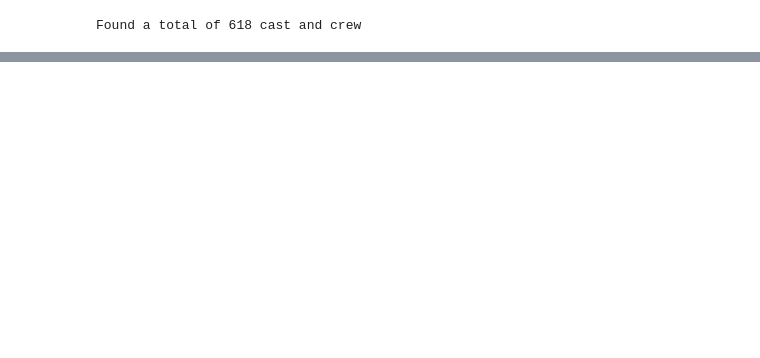
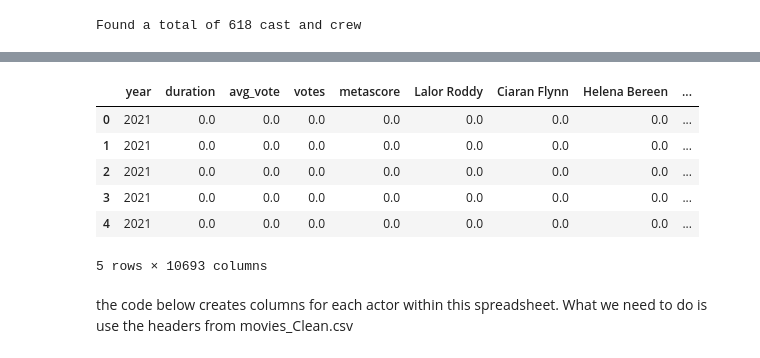
Before and after one commit to nicolefejfar/Team-Awesome-Final-Project, a Jupyter notebook: 2021 Prediction Web Scraping.ipynb, the cells around one changed output, grey strips where cells are left out. Drawn from its saved outputs; the diff is of its cells as text; code cells hidden in the pictures; blank space fills up the shorter version.

```diff
--- a/2021 Prediction Web Scraping.ipynb
+++ b/2021 Prediction Web Scraping.ipynb
@@ -96,3 +162,29 @@ Found a total of 618 cast and crew
+# %%
+for index, row in future_movies.iterrows():
+
+    # read the list of actors, splitting them at the comma
+    crew_names = row['Cast and crew'].split(',')
+
+    # for each actor in the list (up to the maximum desired)
+    for name in crew_names:
+
+        # remove any whitespace from the name
+        name = name.strip()
+
+        # update predictions dataframe to indicate the person was in the movie
+        predictions.loc[index, name] = 1
+# %%
+predictions.head()
+# %% [output]
+|  | year | duration | avg_vote | votes | metascore | Lalor Roddy | Ciaran Flynn | Helena Bereen | ... |
+| 0 | 2021 | 0.0 | 0.0 | 0.0 | 0.0 | 0.0 | 0.0 | 0.0 | ... |
+| 1 | 2021 | 0.0 | 0.0 | 0.0 | 0.0 | 0.0 | 0.0 | 0.0 | ... |
+| 2 | 2021 | 0.0 | 0.0 | 0.0 | 0.0 | 0.0 | 0.0 | 0.0 | ... |
+| 3 | 2021 | 0.0 | 0.0 | 0.0 | 0.0 | 0.0 | 0.0 | 0.0 | ... |
+| 4 | 2021 | 0.0 | 0.0 | 0.0 | 0.0 | 0.0 | 0.0 | 0.0 | ... |
+5 rows × 10693 columns
+# %% [markdown]
+the code below creates columns for each actor within this spreadsheet. What we need to do is use the headers from movies_Clean.csv
 # %%
 # Add one new column to the dataframe for each actor found,
 # and initialize that new column with 0s.
```
Also changed, not shown: parts of 9 cells of this notebook, 3 other files.
